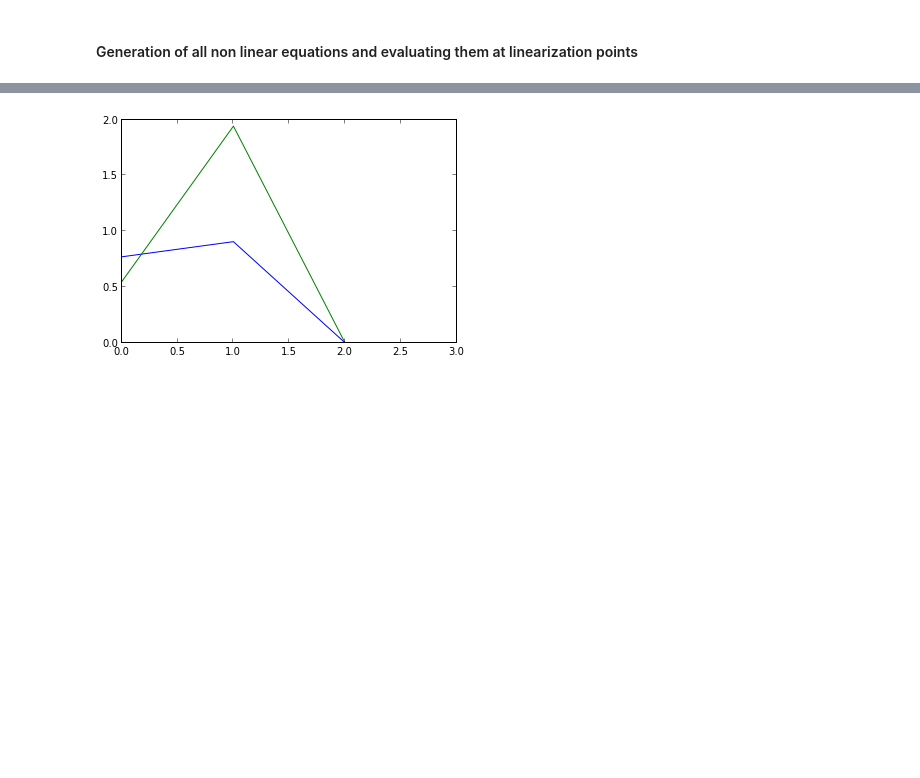
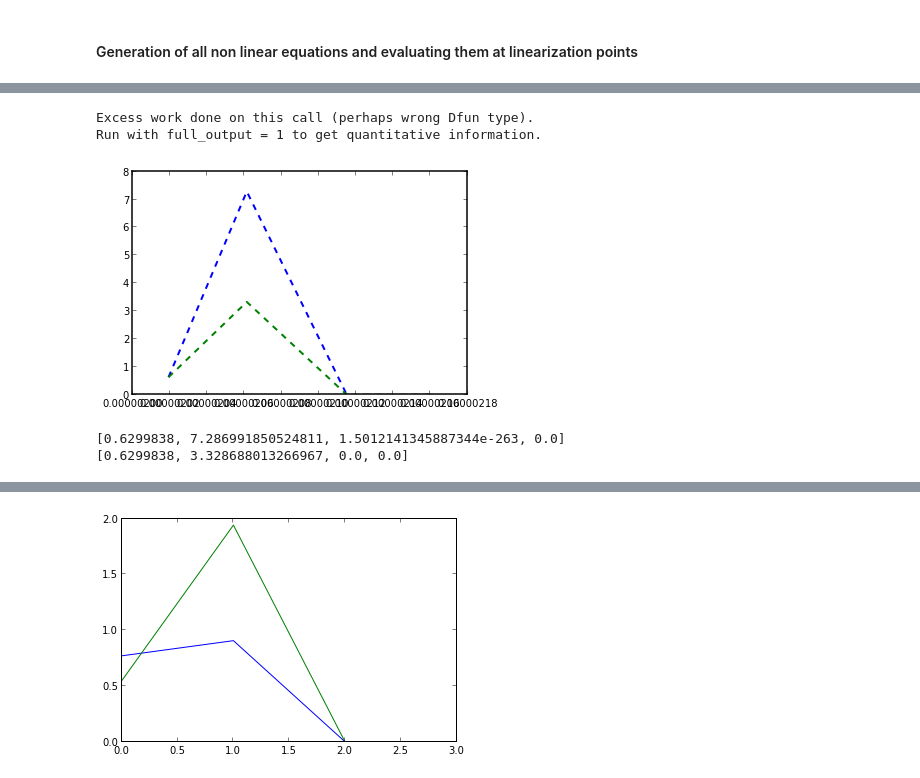
Before and after one commit to cvbrgava/ddp, a Jupyter notebook: notebook/Parser.ipynb, the cells around one changed output, grey strips where cells are left out. Saved outputs shown, nothing was run; the diff lists cells and outputs as text; code cells hidden in the pictures; blank space fills up the shorter version.

```diff
--- a/notebook/Parser.ipynb
+++ b/notebook/Parser.ipynb
@@ -438,0 +125,19 @@ Variables used
+# %%
+def normcalc( y ) :
+    norm = numpy.array([ 10**(-1*numpy.linalg.norm( linP[ i ] - y.reshape(order,1) )) for i in range(count) ])
+    return norm/norm.sum()
+# %%
+def dervPWL(y,t):
+    order = len(y)
+    weights = normcalc( y )
+    count = len(weights)
+    temp = 0
+
+    for i in range(count):#range( count ):
+        temp = temp +  weights[ i ] * ( linPVal[ i ] + (numpy.dot( linPJac[ i ], y )).reshape( order ,1 ) - (numpy.dot( linPJac[ i ], linP[ i ] )).reshape( order ,1 ) + (numpy.dot( B[ i ], inputm[ i ] )) )
+    return (temp.reshape(1, order))[0]
+# %%
+y0 = numpy.array( [ (float( initialcond[ str( i ) ]) )for i in stateorder ])
+#y0 = numpy.array( [ (float( 0) )for i in stateorder ])
+dervPWL(y0,0)
+[ float( i ) - sim_begin for i in time ]
@@ -438,0 +152,23 @@ Variables used
+# %%
+from scipy.integrate import odeint
+ti  = numpy.linspace(0, 2e-7, 10)
+solnPWL = odeint(dervPWL, y0, ti)
+# %% [output]
+Excess work done on this call (perhaps wrong Dfun type).
+Run with full_output = 1 to get quantitative information.
+# %%
+C_ones = [i for i in range( len( stateorder ) ) if str( stateorder[ i ] ) in output_list ]
+
+out1, = plt.plot(time[:4], numpy.array([ float(solnPWL[i][C_ones[0]]) for i in range(4 )] ), '--')
+out2, = plt.plot(time[:4], numpy.array([ float(solnPWL[i][C_ones[1]]) for i in range(4 )] ), '--')
+
+plt.grid()
+plt.show()
+# %% [output]
+[figure, added]
+# %%
+print [ float(solnPWL[i][C_ones[0]]) for i in range(4 )]
+print [ float(solnPWL[i][C_ones[1]]) for i in range(4 )]
+# %% [output]
+[0.6299838, 7.286991850524811, 1.5012141345887344e-263, 0.0]
+[0.6299838, 3.328688013266967, 0.0, 0.0]
```
Also changed, not shown: parts of 51 cells of this notebook, 7 other files.
